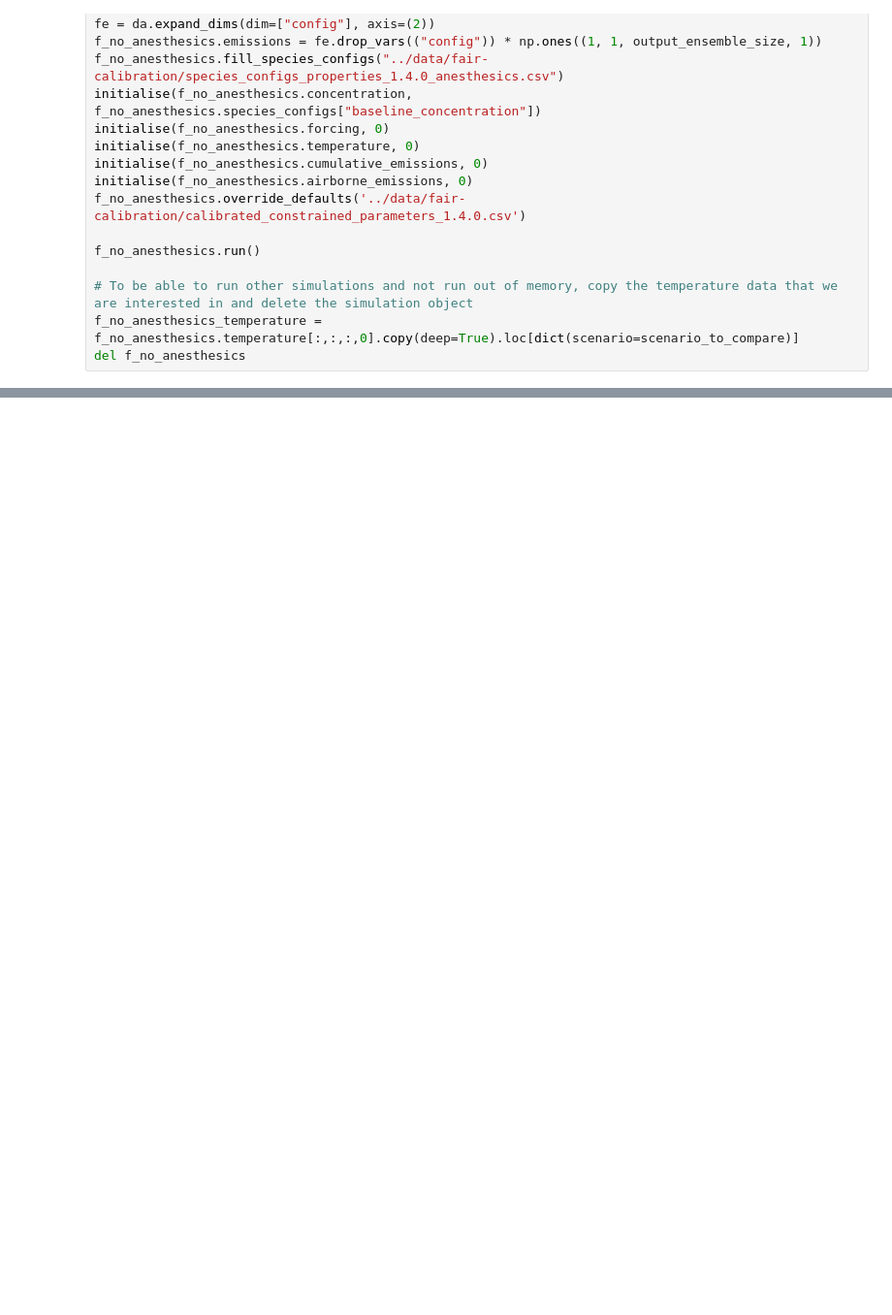
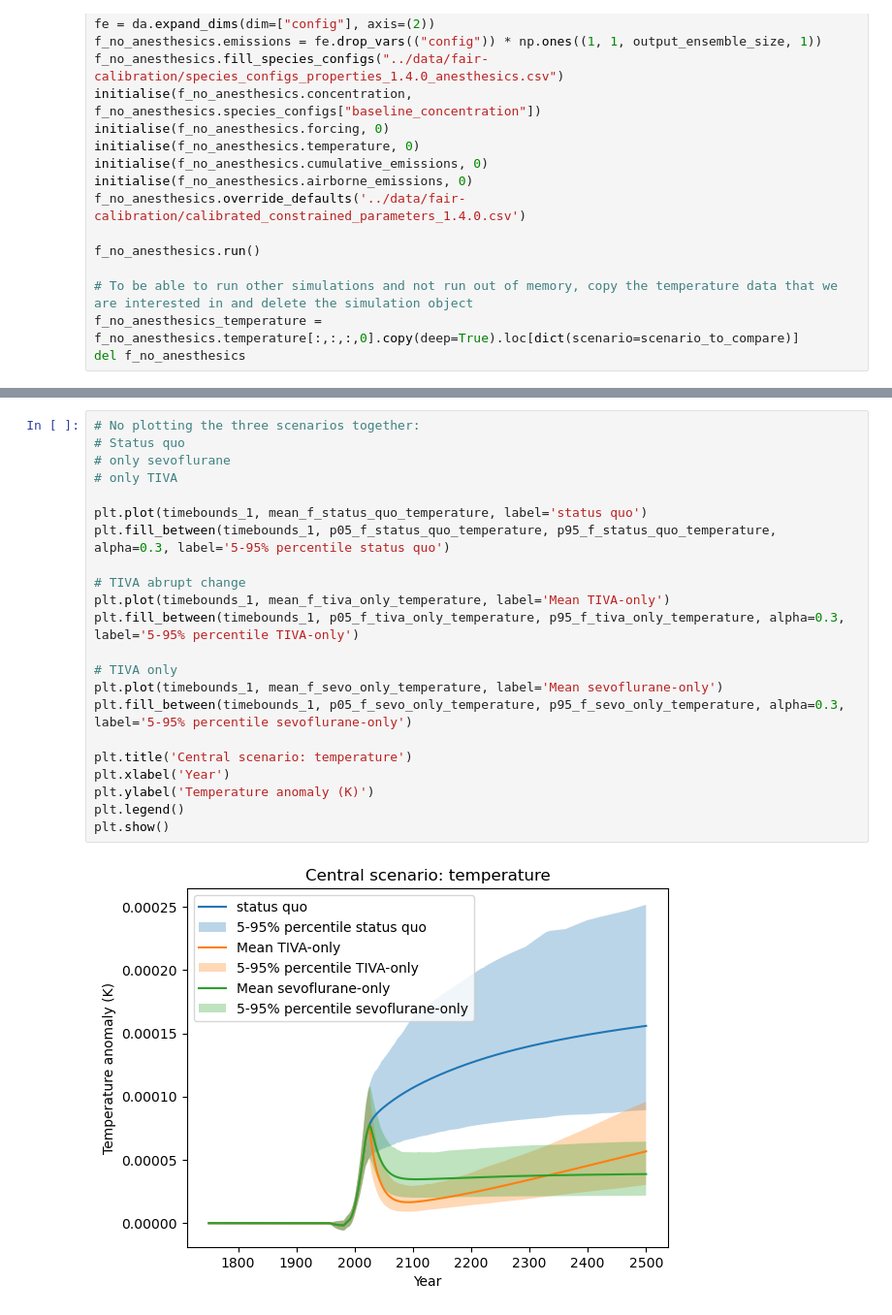
Before and after one commit to alejandroromeroprieto/anaesthetic-project, a Jupyter notebook: notebooks/paper_plots.ipynb, the cells around one changed output, grey strips where cells are left out. Shown at 97% size. Cells and saved outputs as stored; diff of their text form; blank space fills up the shorter version.

```diff
--- a/notebooks/paper_plots.ipynb
+++ b/notebooks/paper_plots.ipynb
@@ -197,0 +491,24 @@ plt.show()
+# %%
+# No plotting the three scenarios together:
+# Status quo
+# only sevoflurane
+# only TIVA
+
+plt.plot(timebounds_1, mean_f_status_quo_temperature, label='status quo')
+plt.fill_between(timebounds_1, p05_f_status_quo_temperature, p95_f_status_quo_temperature, alpha=0.3, label='5-95% percentile status quo')
+
+# TIVA abrupt change
+plt.plot(timebounds_1, mean_f_tiva_only_temperature, label='Mean TIVA-only')
+plt.fill_between(timebounds_1, p05_f_tiva_only_temperature, p95_f_tiva_only_temperature, alpha=0.3, label='5-95% percentile TIVA-only')
+
+# TIVA only
+plt.plot(timebounds_1, mean_f_sevo_only_temperature, label='Mean sevoflurane-only')
+plt.fill_between(timebounds_1, p05_f_sevo_only_temperature, p95_f_sevo_only_temperature, alpha=0.3, label='5-95% percentile sevoflurane-only')
+
+plt.title('Central scenario: temperature')
+plt.xlabel('Year')
+plt.ylabel('Temperature anomaly (K)')
+plt.legend()
+plt.show()
+# %% [output]
+[figure, added]
```
Also changed, not shown: parts of 7 cells of this notebook, 2 other files.
